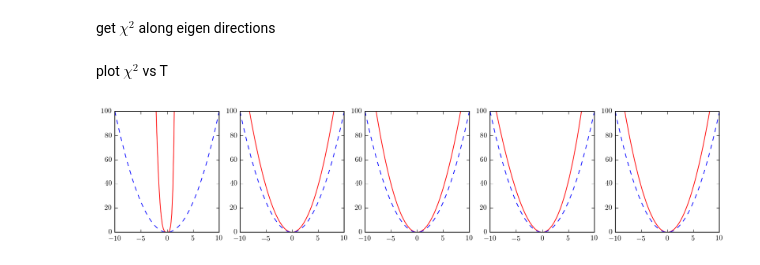
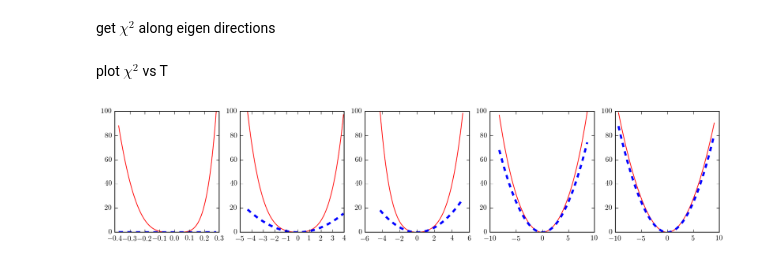
Before and after one commit to TJHague/HUGS2015, a Jupyter notebook: PARTII.ipynb, the cells around one changed output. Cells and saved outputs as stored; diff of their text form; code cells hidden in the pictures.

```diff
--- a/PARTII.ipynb
+++ b/PARTII.ipynb
@@ -46,7 +45,7 @@ N,E=np.histogram(sb.D['m'],bins=100,range=(40,200))
 M=0.5*(E[:-1]+E[1:])
 NTOT=np.sum(N)
 OBS=N/float(NTOT)
-ERR=np.sqrt(N)/float(NTOT)
+ERR=N/float(NTOT)*(np.sqrt(N)/N+np.sqrt(NTOT)/float(NTOT))
 
 ax=py.subplot(111)
 ax.errorbar(M,OBS,yerr=ERR,fmt='g.')
@@ -58,12 +57,13 @@ ax.semilogy();
 # %% [markdown]
 make fit
 # %%
-model_sig = lambda p,m: p[0]/((m**2-p[1]**2)**2+(p[2]*p[1])**2)
-model_bkg = lambda p,m: p[3]/m**(p[4]+4)
-
-model_sb  = lambda p,m: model_sig(p,m)+model_bkg(p,m)
+rs=1300.0
+model_sig = lambda p,m: p[0]*m**2 /((m**2-p[1]**2)**2+m**2 *p[2]**2)*(1+p[3]*(m/rs) + p[4]*(m/rs)**2)
+model_bkg = lambda p,m: p[5]/m**(p[6])*(1+p[7]*(m/rs))
+model_sb =lambda p,m:model_sig(p,m)+model_bkg(p,m)
 res=lambda p: (OBS-model_sb(p,M))/ERR
-fit=leastsq(res,[1,90,1,1,1],full_output=1)
+params_input = [1,91,1,1,1,1,1,1]
+fit=leastsq(res,params_input,full_output=1)
 popt=fit[0]
 res0=res(popt)
 chi2=np.dot(res0,res0)
@@ -105,21 +105,38 @@ for i in range(W.size): V[i]*=np.sqrt(W[i])
 get $\chi^2$ along eigen directions
 # %%
 get_chi2 = lambda p:np.sum(res(p)**2)
-T=np.linspace(-10,10,100)
-CHI2=np.zeros((W.size,T.size))
+
+def get_raw_tlims(sign,v):
+    t,dt=0,1.0
+    chi20=get_chi2(popt)
+    while 1:
+        t+=dt
+        chi2=get_chi2(popt+sign*t*V[i])
+        dchi2=chi2-chi20
+        if dchi2 >100:
+            t+=-dt
+            dt/=2
+        if abs(dchi2-100)<1: break
+    return sign*t
+
+CHI2=np.zeros((W.size,100))
+T=np.zeros((W.size,100))
 for i in range(W.size):
-    CHI2[i]=np.array([get_chi2(popt+t*V[i]) for t in T])
+    tmin=get_raw_tlims(-1,V[i])
+    tmax=get_raw_tlims( 1,V[i])
+    T[i]=np.linspace(tmin,tmax,100)
+    CHI2[i]=np.array([get_chi2(popt+t*V[i]) for t in T[i]])
 # %% [markdown]
 plot $\chi^2$ vs T
 # %%
 py.figure(figsize=(3*5,3*1))
 for i in range(5):
     ax=py.subplot(1,5,i+1)
-    ax.plot(T,CHI2[i]-np.amin(CHI2[i]),'r-')
+    ax.plot(T[i],CHI2[i]-np.amin(CHI2[i]),'r-')
     ax.set_ylim(0,100)
-    ax.plot(T,T*T,'b--')
+    ax.plot(T[i],T[i]**2,'b--',lw=3)
 # %% [output]
-[figure, old version]
+[figure, new version]
 # %%
 def get_CL(T,CHI2):
     f = interp1d(T,CHI2,kind='cubic')
```
Also changed, not shown: parts of 6 cells of this notebook, 5 other files.
